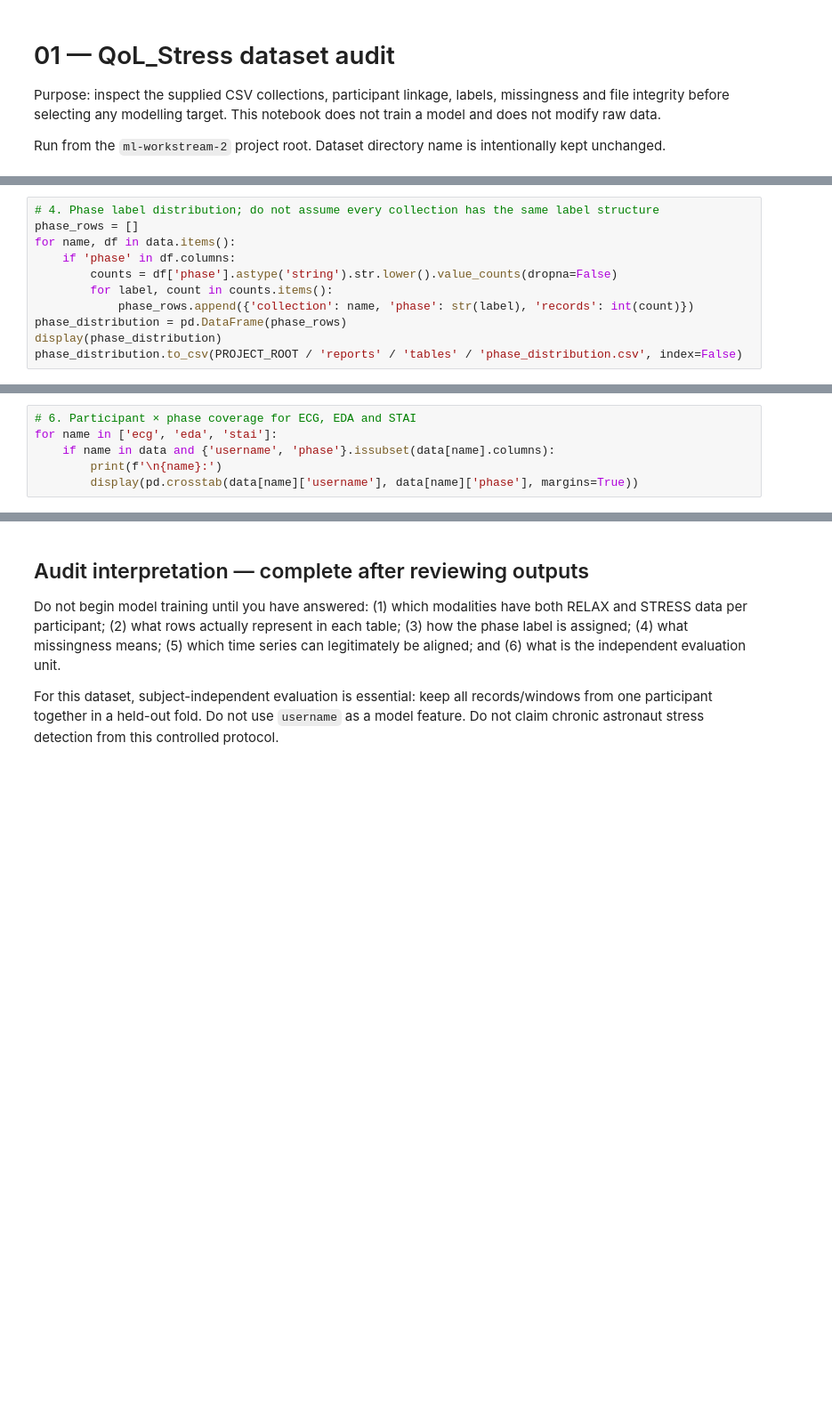
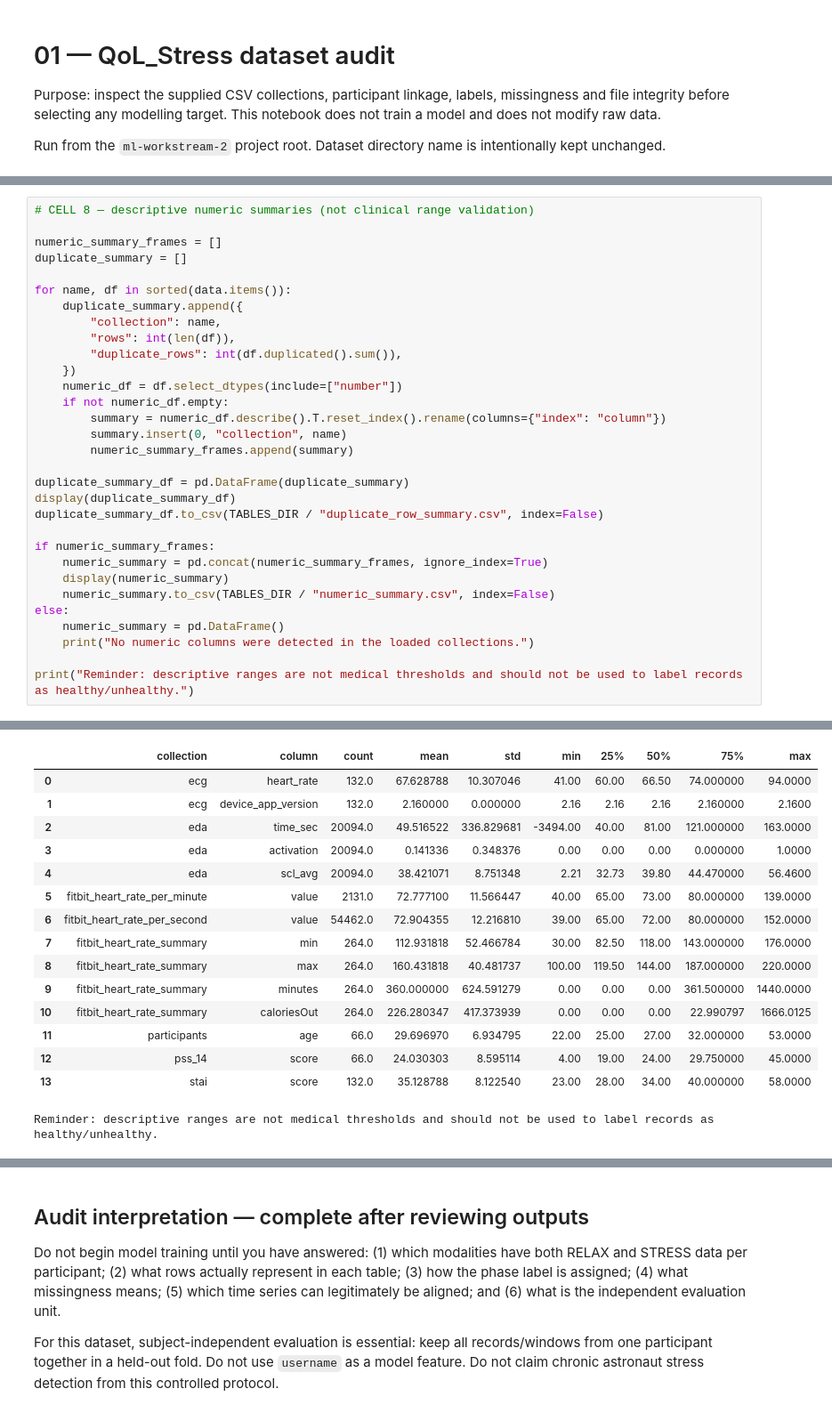
Before and after one commit to epsilon-rbtcs/TakeOFF, a Jupyter notebook: astronaut_health_spec_v0_2/astronaut_health_spec/ml-workstream-2/notebooks/01_dataset_audit.ipynb, the cells around one changed output, grey strips where cells are left out. Shown at 89% size. Cells and saved outputs as stored; diff of their text form; blank space fills up the shorter version.

```diff
--- a/astronaut_health_spec_v0_2/astronaut_health_spec/ml-workstream-2/notebooks/01_dataset_audit.ipynb
+++ b/astronaut_health_spec_v0_2/astronaut_health_spec/ml-workstream-2/notebooks/01_dataset_audit.ipynb
@@ -71,12 +168 @@ print('Unique participant IDs across collections:', len(all_participants))
-# %%
-# 4. Phase label distribution; do not assume every collection has the same label structure
-phase_rows = []
-for name, df in data.items():
-    if 'phase' in df.columns:
-        counts = df['phase'].astype('string').str.lower().value_counts(dropna=False)
-        for label, count in counts.items():
-            phase_rows.append({'collection': name, 'phase': str(label), 'records': int(count)})
-phase_distribution = pd.DataFrame(phase_rows)
-display(phase_distribution)
-phase_distribution.to_csv(PROJECT_ROOT / 'reports' / 'tables' / 'phase_distribution.csv', index=False)
 # %%
@@ -101,7 +229 @@ if 'eda' in data:
-# %%
-# 6. Participant × phase coverage for ECG, EDA and STAI
-for name in ['ecg', 'eda', 'stai']:
-    if name in data and {'username', 'phase'}.issubset(data[name].columns):
-        print(f'\n{name}:')
-        display(pd.crosstab(data[name]['username'], data[name]['phase'], margins=True))
 # %%
@@ -153,0 +497,32 @@ checksum_df.to_csv(PROJECT_ROOT / 'reports' / 'tables' / 'checksum_verification.
+# %%
+# CELL 8 — descriptive numeric summaries (not clinical range validation)
+
+numeric_summary_frames = []
+duplicate_summary = []
+
+for name, df in sorted(data.items()):
+    duplicate_summary.append({
+        "collection": name,
+        "rows": int(len(df)),
+        "duplicate_rows": int(df.duplicated().sum()),
+    })
+    numeric_df = df.select_dtypes(include=["number"])
+    if not numeric_df.empty:
+        summary = numeric_df.describe().T.reset_index().rename(columns={"index": "column"})
+        summary.insert(0, "collection", name)
+        numeric_summary_frames.append(summary)
+
+duplicate_summary_df = pd.DataFrame(duplicate_summary)
+display(duplicate_summary_df)
+duplicate_summary_df.to_csv(TABLES_DIR / "duplicate_row_summary.csv", index=False)
+
+if numeric_summary_frames:
+    numeric_summary = pd.concat(numeric_summary_frames, ignore_index=True)
+    display(numeric_summary)
+    numeric_summary.to_csv(TABLES_DIR / "numeric_summary.csv", index=False)
+else:
+    numeric_summary = pd.DataFrame()
+    print("No numeric columns were detected in the loaded collections.")
+
+print("Reminder: descriptive ranges are not medical thresholds and should not be used to label records as healthy/unhealthy.")
+# %% [output]
@@ -153,0 +538,16 @@ checksum_df.to_csv(PROJECT_ROOT / 'reports' / 'tables' / 'checksum_verification.
+|  | collection | column | count | mean | std | min | 25% | 50% | 75% | max |
+| 0 | ecg | heart_rate | 132.0 | 67.628788 | 10.307046 | 41.00 | 60.00 | 66.50 | 74.000000 | 94.0000 |
+| 1 | ecg | device_app_version | 132.0 | 2.160000 | 0.000000 | 2.16 | 2.16 | 2.16 | 2.160000 | 2.1600 |
+| 2 | eda | time_sec | 20094.0 | 49.516522 | 336.829681 | -3494.00 | 40.00 | 81.00 | 121.000000 | 163.0000 |
+| 3 | eda | activation | 20094.0 | 0.141336 | 0.348376 | 0.00 | 0.00 | 0.00 | 0.000000 | 1.0000 |
+| 4 | eda | scl_avg | 20094.0 | 38.421071 | 8.751348 | 2.21 | 32.73 | 39.80 | 44.470000 | 56.4600 |
+| 5 | fitbit_heart_rate_per_minute | value | 2131.0 | 72.777100 | 11.566447 | 40.00 | 65.00 | 73.00 | 80.000000 | 139.0000 |
+| 6 | fitbit_heart_rate_per_second | value | 54462.0 | 72.904355 | 12.216810 | 39.00 | 65.00 | 72.00 | 80.000000 | 152.0000 |
+| 7 | fitbit_heart_rate_summary | min | 264.0 | 112.931818 | 52.466784 | 30.00 | 82.50 | 118.00 | 143.000000 | 176.0000 |
+| 8 | fitbit_heart_rate_summary | max | 264.0 | 160.431818 | 40.481737 | 100.00 | 119.50 | 144.00 | 187.000000 | 220.0000 |
+| 9 | fitbit_heart_rate_summary | minutes | 264.0 | 360.000000 | 624.591279 | 0.00 | 0.00 | 0.00 | 361.500000 | 1440.0000 |
+| 10 | fitbit_heart_rate_summary | caloriesOut | 264.0 | 226.280347 | 417.373939 | 0.00 | 0.00 | 0.00 | 22.990797 | 1666.0125 |
+| 11 | participants | age | 66.0 | 29.696970 | 6.934795 | 22.00 | 25.00 | 27.00 | 32.000000 | 53.0000 |
+| 12 | pss_14 | score | 66.0 | 24.030303 | 8.595114 | 4.00 | 19.00 | 24.00 | 29.750000 | 45.0000 |
+| 13 | stai | score | 132.0 | 35.128788 | 8.122540 | 23.00 | 28.00 | 34.00 | 40.000000 | 58.0000 |
+Reminder: descriptive ranges are not medical thresholds and should not be used to label records as healthy/unhealthy.
```
Also changed, not shown: parts of 14 cells of this notebook, 16 other files.
